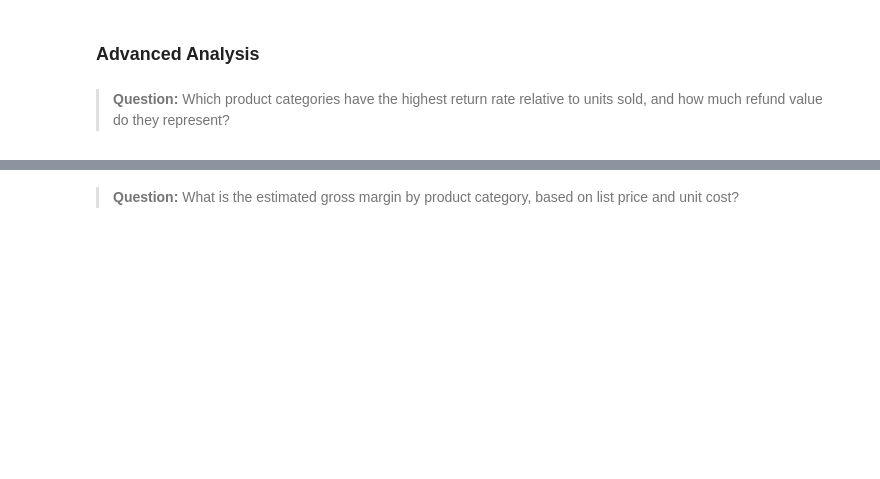
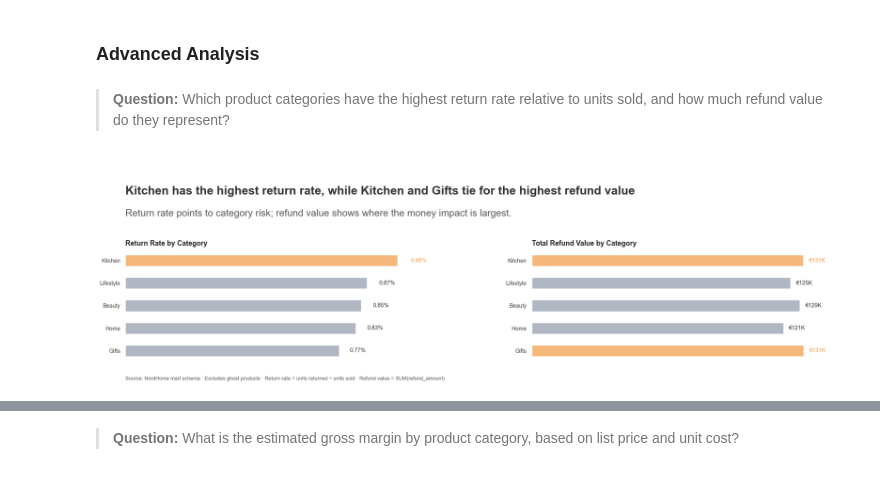
Before and after one commit to eileenheyer-cyber/nordhome_retail_analytics, a Jupyter notebook: 04_EDA/nordhome_eda.ipynb, the cells around one changed output, grey strips where cells are left out. Drawn from its saved outputs; the diff is of its cells as text; code cells hidden in the pictures; blank space fills up the shorter version.

```diff
--- a/04_EDA/nordhome_eda.ipynb
+++ b/04_EDA/nordhome_eda.ipynb
@@ -2305,48 +2435,116 @@ print(df_top_products.to_string(index=False))
 # %% [markdown]
 > **Question:** Which product categories have the highest return rate relative to units sold, and how much refund value do they represent?
 # %%
+import importlib
+import base_style
+importlib.reload(base_style)
+from base_style import add_chart_title, ACCENT, GREY_LABEL, GREY_TEXT, BLUES, eur, eur_k, eur_m, pct
+
 df_return_rate = pd.read_sql("""
     WITH sales AS (
         SELECT dp.category, SUM(foi.quantity) AS units_sold
         FROM mart.fact_order_items foi
         JOIN mart.dim_product dp ON foi.product_key = dp.product_key
         WHERE foi.ghost_product_flag = false AND dp.category != 'Unknown'
         GROUP BY dp.category
     ),
     returns AS (
         SELECT dp.category,
                COUNT(*)                                  AS units_returned,
                ROUND(SUM(fr.refund_amount)::numeric, 2) AS total_refunds
         FROM mart.fact_returns fr
         JOIN mart.dim_product dp ON fr.product_key = dp.product_key
         WHERE fr.ghost_product_flag = false AND dp.category != 'Unknown'
         GROUP BY dp.category
     )
     SELECT
         s.category,
         s.units_sold,
         COALESCE(r.units_returned, 0)  AS units_returned,
         COALESCE(r.total_refunds, 0)   AS total_refunds,
         ROUND(COALESCE(r.units_returned, 0)::numeric / NULLIF(s.units_sold, 0) * 100, 2) AS return_rate_pct
     FROM sales s
     LEFT JOIN returns r ON s.category = r.category
     ORDER BY return_rate_pct DESC
 """, engine)
 
-fig, (ax1, ax2) = plt.subplots(1, 2, figsize=(14, 5))
-sns.barplot(data=df_return_rate, x="category", y="return_rate_pct", ax=ax1)
-ax1.set_title("Return Rate by Category (%)")
+fig, (ax1, ax2) = plt.subplots(1, 2, figsize=(20, 6))
+fig.subplots_adjust(left=0.05, right=0.98, top=0.58, bottom=0.1, wspace=0.3)
+
+GREY = "#B0B7C3"
+
+# Invisible full-width axes, used only to anchor the shared title above both panels
+ax_title = fig.add_axes([0.05, 0.62, 0.90, 0.33])
+ax_title.axis("off")
+
+ax_title.text(0, 0.60, "Kitchen has the highest return rate, while Kitchen and Gifts tie for the highest refund value",
+              transform=ax_title.transAxes, fontsize=22, fontweight="bold",
+              color="#333333", va="baseline")
+
+ax_title.text(0, 0.32, "Return rate points to category risk; refund value shows where the money impact is largest.",
+              transform=ax_title.transAxes, fontsize=18,
+              color="#5A5A5A", va="baseline")
+
+# --- Panel 1: Return rate by category ---
+df_rate = df_return_rate.sort_values("return_rate_pct").reset_index(drop=True)
+n1 = len(df_rate)
+colors1 = [GREY] * n1
+colors1[-1] = ORANGE
+
+ax1.barh(df_rate["category"], df_rate["return_rate_pct"], color=colors1, height=0.5)
+for i, value in enumerate(df_rate["return_rate_pct"]):
+    is_top = i == n1 - 1
+    ax1.text(value * 1.05, i, f"{value:.2f}%",
+             va="center", fontsize=10.5,
+             color=ORANGE if is_top else "#333333",
+             fontweight="bold" if is_top else "normal")
+ax1.set_title("Return Rate by Category", fontsize=13, fontweight="bold", pad=8, loc="left")
+ax1.set_xticks([])
+ax1.xaxis.grid(False)
+ax1.yaxis.grid(False)
+ax1.margins(x=0.15)
+for spine in ax1.spines.values():
+    spine.set_visible(False)
+ax1.tick_params(axis="both", labelsize=10.5, colors="#444444")
 ax1.set_xlabel("")
-ax1.set_ylabel("Return Rate %")
-ax1.tick_params(axis="x", rotation=45)
+ax1.set_ylabel("")
 
-sns.barplot(data=df_return_rate, x="category", y="total_refunds", ax=ax2)
-ax2.set_title("Total Refund Value by Category")
+# --- Panel 2: Total refund value by category ---
+df_refund = df_rate  # same order as panel 1, sorted by return_rate_pct
+n2 = len(df_refund)
+
+top_refund_value = df_refund["total_refunds"].max()
+top_refund_categories = df_refund.loc[
+    df_refund["total_refunds"] >= top_refund_value * 0.998, "category"
+].tolist()  # Gifts and Kitchen sit within 0.2% of each other — treat both as "highest"
+colors2 = [ORANGE if cat in top_refund_categories else GREY for cat in df_refund["category"]]
+
+ax2.barh(df_refund["category"], df_refund["total_refunds"], color=colors2, height=0.5)
+for i, value in enumerate(df_refund["total_refunds"]):
+    is_top = df_refund["category"].iloc[i] in top_refund_categories
+    ax2.text(value * 1.02, i, f"€{value/1_000:,.0f}K",
+             va="center", fontsize=10.5,
+             color=ORANGE if is_top else "#333333",
+             fontweight="bold" if is_top else "normal")
+
+
+ax2.set_title("Total Refund Value by Category", fontsize=13, fontweight="bold", pad=8, loc="left")
+ax2.set_xticks([])
+ax2.xaxis.grid(False)
+ax2.yaxis.grid(False)
+ax2.margins(x=0.15)
+for spine in ax2.spines.values():
+    spine.set_visible(False)
+ax2.tick_params(axis="both", labelsize=10.5, colors="#444444")
 ax2.set_xlabel("")
-ax2.set_ylabel("Refund Value")
-ax2.tick_params(axis="x", rotation=45)
-ax2.yaxis.set_major_formatter(eur)
+ax2.set_ylabel("")
 
-plt.tight_layout()
+fig.text(0.05, 0.02,
+         "Source: NordHome mart schema · Excludes ghost products · "
+         "Return rate = units returned ÷ units sold · Refund value = SUM(refund_amount)",
+         fontsize=9.5, color="#5A5A5A")
+
+plt.savefig("figures/return_rate_and_refund_value_by_category.png", dpi=150, bbox_inches="tight")
 plt.show()
-print(df_return_rate.to_string(index=False))
+# %% [output]
+[figure, added]
```
Also changed, not shown: parts of 6 cells of this notebook, 10 other files.
